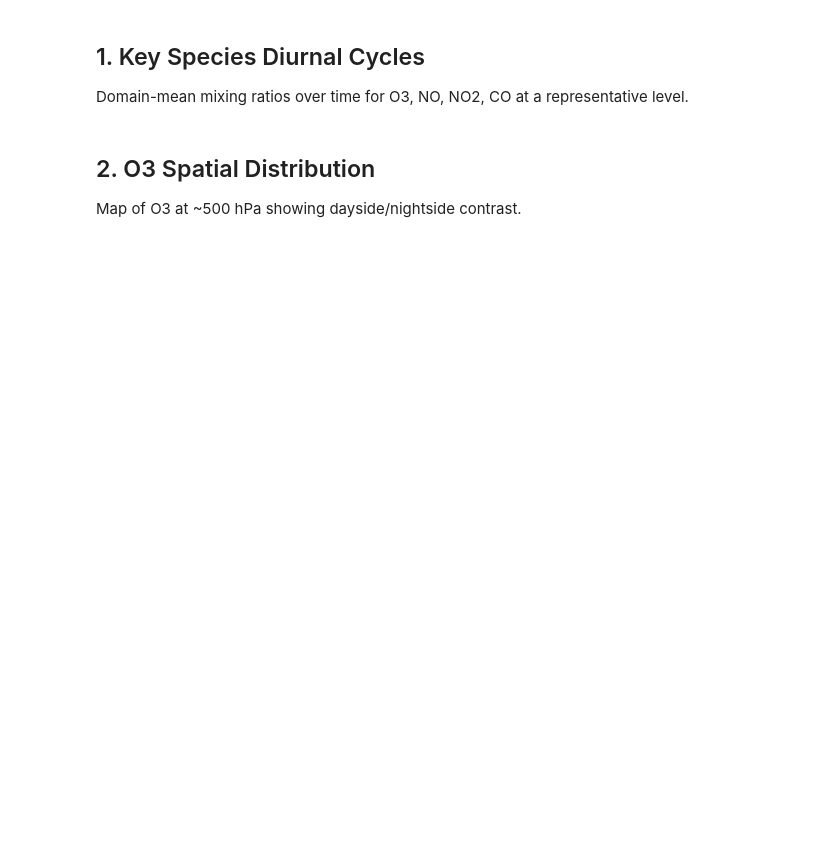
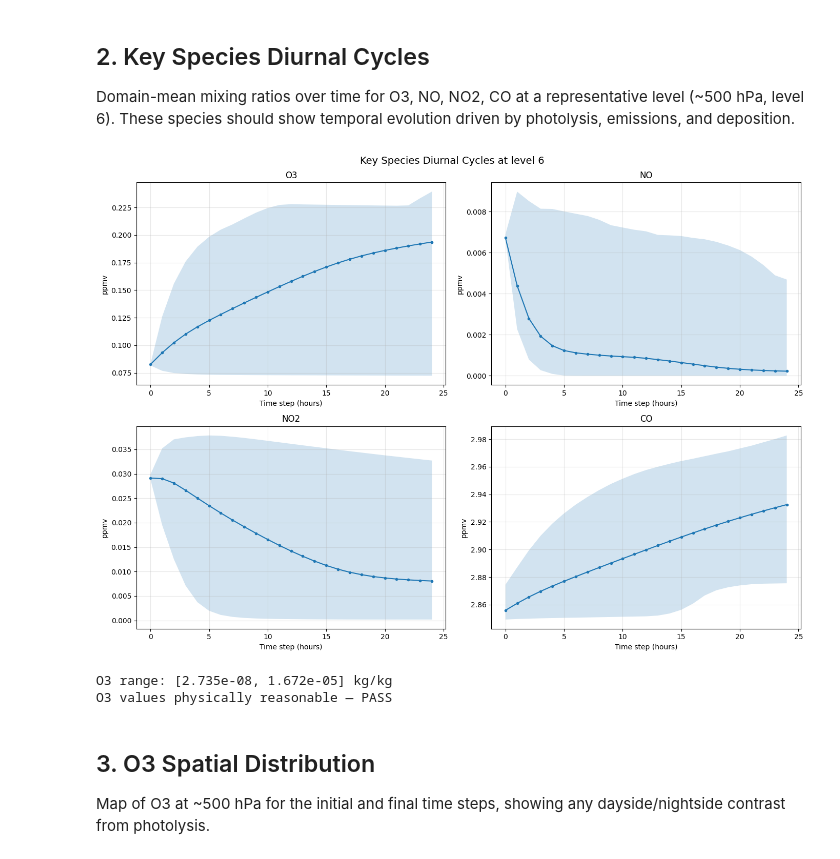
Before and after one commit to mattldawson/MPAS-Model, a Jupyter notebook: verification/phase06_ts1.ipynb, the cells around one changed output. Saved outputs shown, nothing was run; the diff lists cells and outputs as text; code cells hidden in the pictures; blank space fills up the shorter version.

```diff
--- a/verification/phase06_ts1.ipynb
+++ b/verification/phase06_ts1.ipynb
@@ -27,32 +88,43 @@ print(f"Grid: {ds.dimensions['nCells'].size} cells, {nLevels} levels, {nTimes} s
 # %% [markdown]
-## 1. Key Species Diurnal Cycles
+## 2. Key Species Diurnal Cycles
 
 Domain-mean mixing ratios over time for O3, NO, NO2, CO at a
-representative level.
+representative level (~500 hPa, level 6). These species should show
+temporal evolution driven by photolysis, emissions, and deposition.
 # %%
-key_species = ["O3", "NO", "NO2", "CO"]
+key_species = ["o3", "no", "no2", "co"]
 lev = 6  # ~500 hPa
+hours = np.arange(nTimes)
 
 fig, axes = plt.subplots(2, 2, figsize=(14, 10))
 for ax, sp in zip(axes.flat, key_species):
-    if sp in ds.variables:
-        mean = np.array([ds[sp][t, :, lev].mean() for t in range(nTimes)])
-        vmin = np.array([ds[sp][t, :, lev].min() for t in range(nTimes)])
-        vmax = np.array([ds[sp][t, :, lev].max() for t in range(nTimes)])
-        ax.fill_between(range(nTimes), vmin, vmax, alpha=0.2)
-        ax.plot(range(nTimes), mean, "o-", markersize=3)
-        ax.set_title(sp)
-        ax.set_xlabel("Time step")
-        ax.set_ylabel("mol/mol")
-    else:
-        ax.text(0.5, 0.5, f"{sp} not found", ha="center", va="center",
-                transform=ax.transAxes)
+    data = ds[sp][:, :, lev]  # (Time, nCells)
+    mean = data.mean(axis=1)
+    vmin = data.min(axis=1)
+    vmax = data.max(axis=1)
+    ax.fill_between(hours, vmin * 1e6, vmax * 1e6, alpha=0.2)
+    ax.plot(hours, mean * 1e6, "o-", markersize=3)
+    ax.set_title(sp.upper())
+    ax.set_xlabel("Time step (hours)")
+    ax.set_ylabel("ppmv")
+    ax.grid(True, alpha=0.3)
 
-plt.suptitle("Key Species Diurnal Cycles at ~500 hPa")
+plt.suptitle(f"Key Species Diurnal Cycles at level {lev}", fontsize=14)
 plt.tight_layout()
 plt.show()
+
+# Verify O3 is physically reasonable
+o3_all = ds["o3"][:]
+print(f"O3 range: [{o3_all.min():.3e}, {o3_all.max():.3e}] kg/kg")
+assert o3_all.max() < 1e-3, "O3 unreasonably large"
+print("O3 values physically reasonable — PASS")
+# %% [output]
+[figure, added]
+O3 range: [2.735e-08, 1.672e-05] kg/kg
+O3 values physically reasonable — PASS
 # %% [markdown]
-## 2. O3 Spatial Distribution
+## 3. O3 Spatial Distribution
 
-Map of O3 at ~500 hPa showing dayside/nightside contrast.
+Map of O3 at ~500 hPa for the initial and final time steps, showing
+any dayside/nightside contrast from photolysis.
 # %%
```
Also changed, not shown: parts of 14 cells of this notebook, 1 other file.
